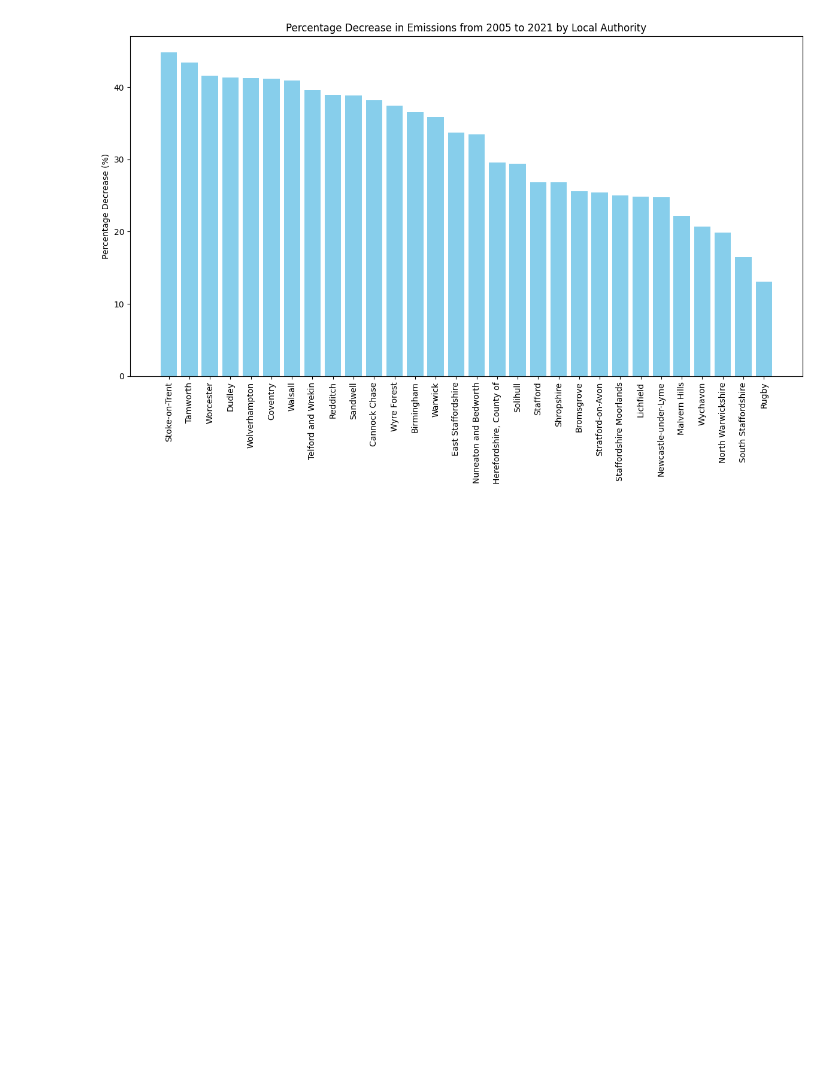
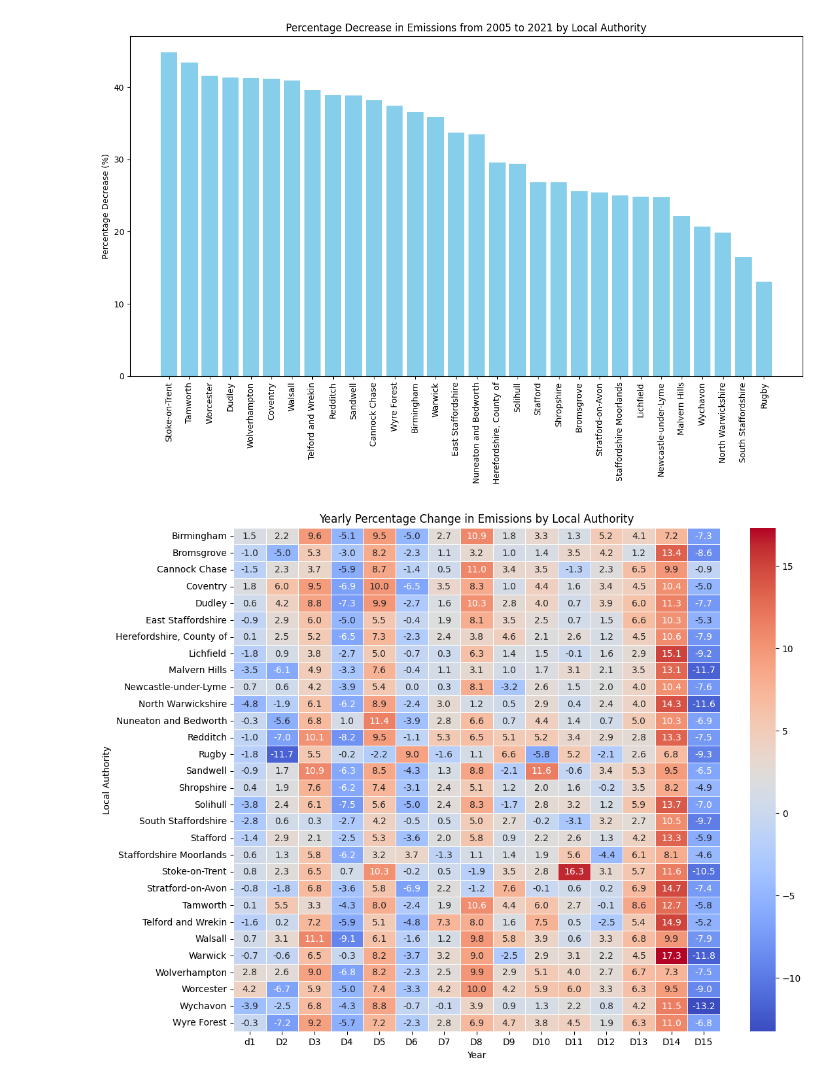
Before and after one commit to OlajideFemi/Carbon-Footprint, a Jupyter notebook: Another_Just_Playing_around_File.ipynb, the cells around one changed output. Drawn from its saved outputs; the diff is of its cells as text; code cells hidden in the pictures; blank space fills up the shorter version.

```diff
--- a/Another_Just_Playing_around_File.ipynb
+++ b/Another_Just_Playing_around_File.ipynb
@@ -4687,3 +4687,21 @@ plt.tight_layout()
 plt.show()
 # %% [output]
 [figure]
+# %%
+import pandas as pd
+import matplotlib.pyplot as plt
+import seaborn as sns
+
+df =  pd.read_csv('West_Midlands_Change_Data_yearly.csv')
+
+df = df.set_index('Local Authority')
+
+# Plot Heatmap
+plt.figure(figsize=(12, 10))
+sns.heatmap(df, cmap="coolwarm", annot=True, fmt=".1f", linewidths=0.5)
+plt.title("Yearly Percentage Change in Emissions by Local Authority")
+plt.xlabel("Year")
+plt.ylabel("Local Authority")
+plt.show()
+# %% [output]
+[figure, added]
```
